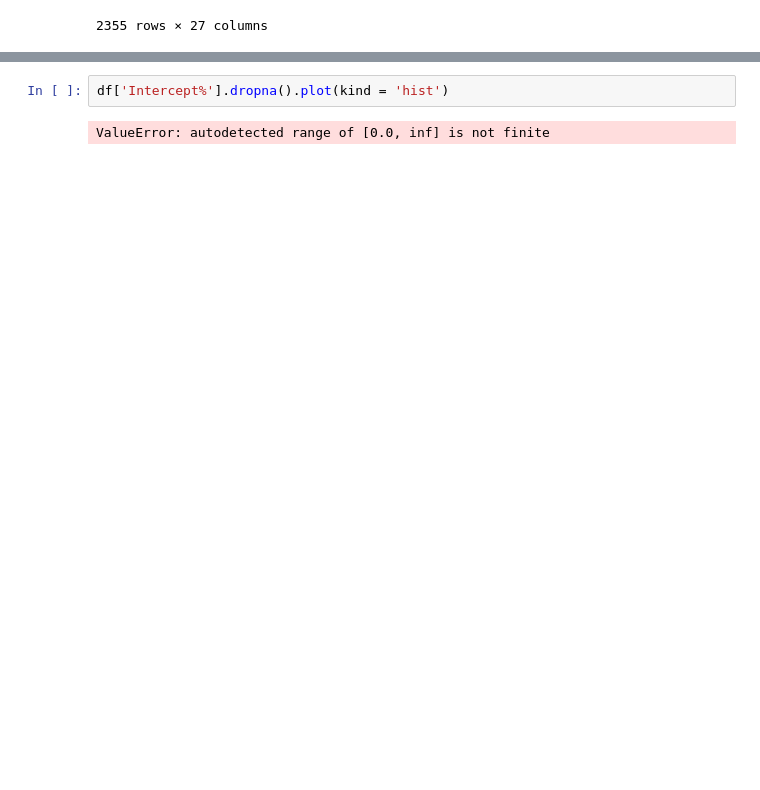
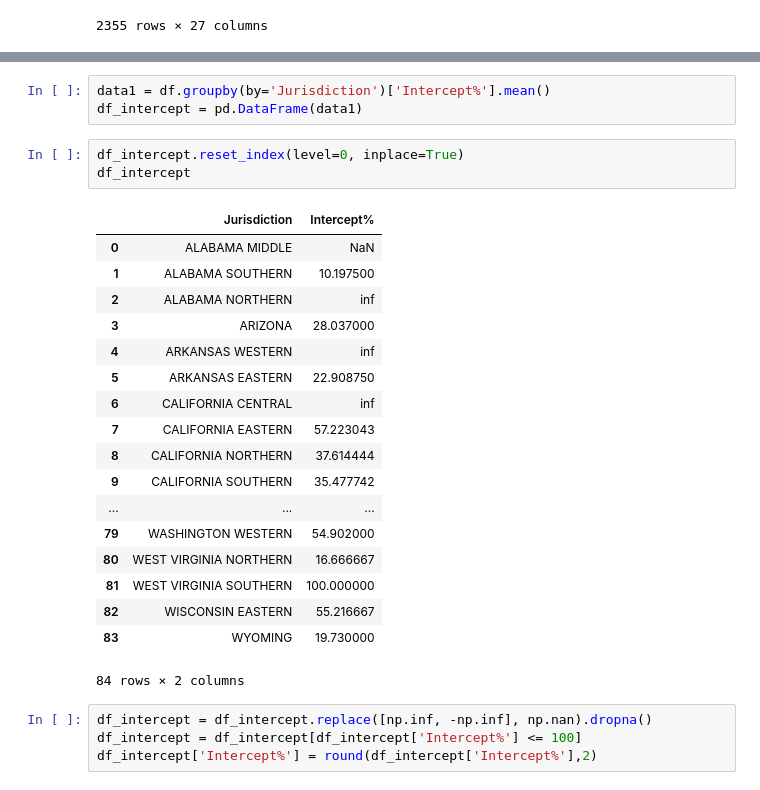
Before and after one commit to dyncdyn/data-studio-projects, a Jupyter notebook: 02.Wiretap/1.Wiretap.ipynb, the cells around one changed output, grey strips where cells are left out. Cells and saved outputs as stored; diff of their text form; blank space fills up the shorter version.

```diff
--- a/02.Wiretap/1.Wiretap.ipynb
+++ b/02.Wiretap/1.Wiretap.ipynb
@@ -237,4 +237,29 @@ df
-# %%
-df['Intercept%'].dropna().plot(kind = 'hist')
-# %% [output]
-ValueError: autodetected range of [0.0, inf] is not finite
+# %%
+data1 = df.groupby(by='Jurisdiction')['Intercept%'].mean()
+df_intercept = pd.DataFrame(data1)
+# %%
+df_intercept.reset_index(level=0, inplace=True)
+df_intercept
+# %% [output]
+|  | Jurisdiction | Intercept% |
+| 0 | ALABAMA MIDDLE | NaN |
+| 1 | ALABAMA SOUTHERN | 10.197500 |
+| 2 | ALABAMA NORTHERN | inf |
+| 3 | ARIZONA | 28.037000 |
+| 4 | ARKANSAS WESTERN | inf |
+| 5 | ARKANSAS EASTERN | 22.908750 |
+| 6 | CALIFORNIA CENTRAL | inf |
+| 7 | CALIFORNIA EASTERN | 57.223043 |
+| 8 | CALIFORNIA NORTHERN | 37.614444 |
+| 9 | CALIFORNIA SOUTHERN | 35.477742 |
+| ... | ... | ... |
+| 79 | WASHINGTON WESTERN | 54.902000 |
+| 80 | WEST VIRGINIA NORTHERN | 16.666667 |
+| 81 | WEST VIRGINIA SOUTHERN | 100.000000 |
+| 82 | WISCONSIN EASTERN | 55.216667 |
+| 83 | WYOMING | 19.730000 |
+84 rows × 2 columns
+# %%
+df_intercept = df_intercept.replace([np.inf, -np.inf], np.nan).dropna()
+df_intercept = df_intercept[df_intercept['Intercept%'] <= 100]
+df_intercept['Intercept%'] = round(df_intercept['Intercept%'],2)
```
Also changed, not shown: parts of 10 cells of this notebook, 12 other files.
